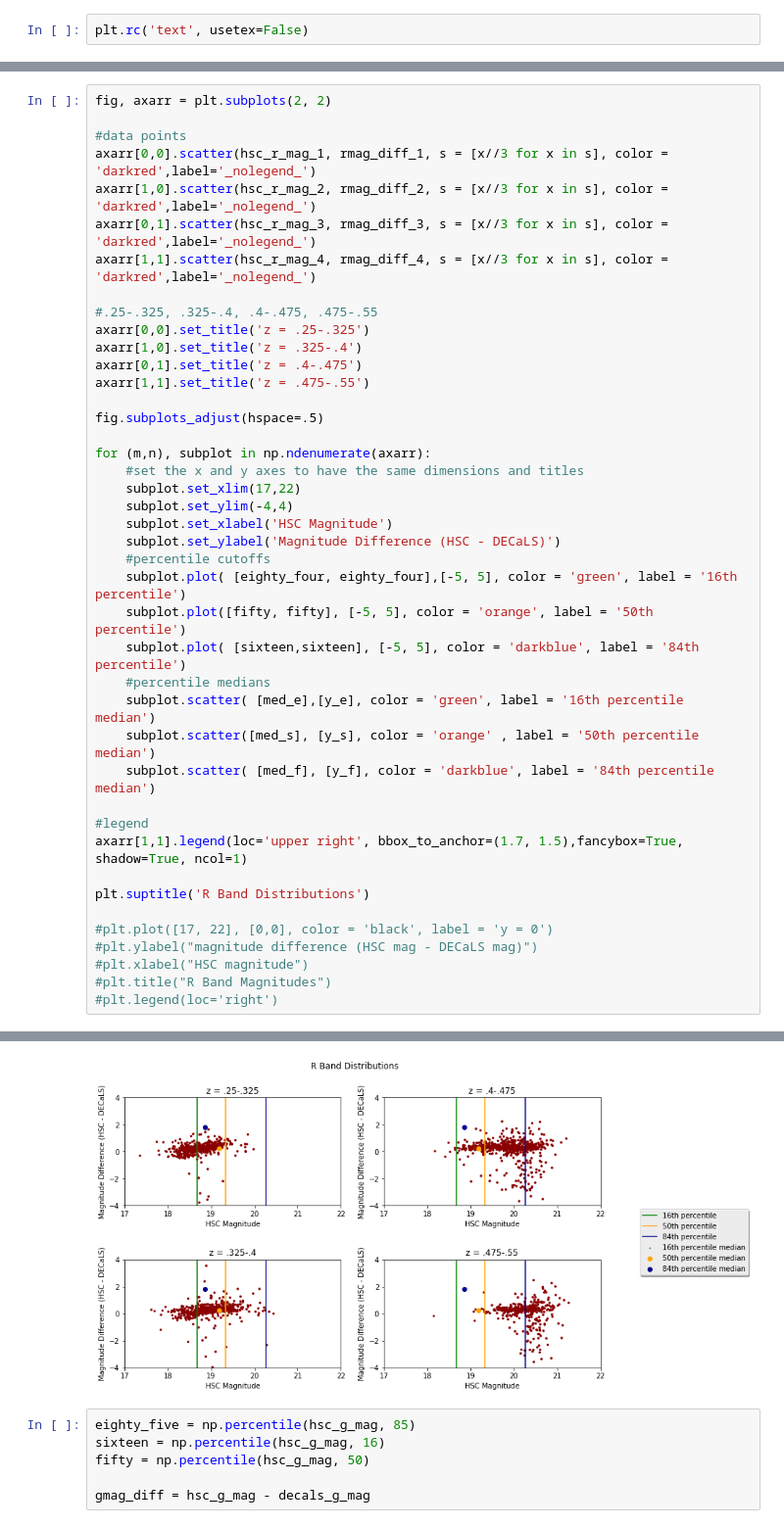
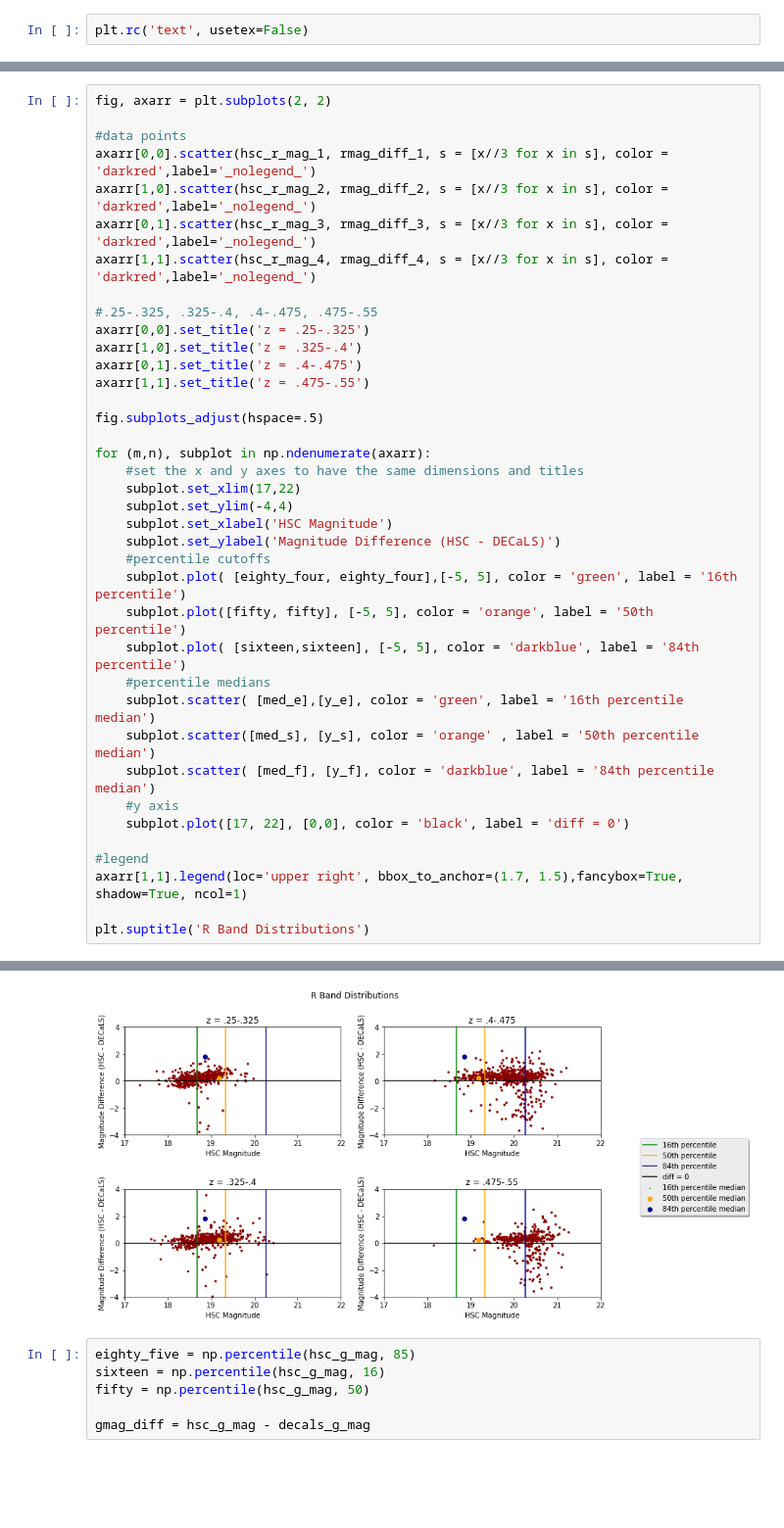
Before and after one commit to alexieleauthaud/2DMassiveGalaxies, a Jupyter notebook: catalog matching.ipynb, the cells around one changed output, grey strips where cells are left out. Shown: that part at 98% size. Drawn from its saved outputs; the diff is of its cells as text; blank space fills up the shorter version.

Commit message:
fix labels

```diff
--- a/catalog matching.ipynb
+++ b/catalog matching.ipynb
@@ -140,40 +148,36 @@ axarr[1,1].scatter(hsc_r_mag_4, rmag_diff_4, s = [x//3 for x in s], color = 'dar
 
 #.25-.325, .325-.4, .4-.475, .475-.55
 axarr[0,0].set_title('z = .25-.325')
 axarr[1,0].set_title('z = .325-.4')
 axarr[0,1].set_title('z = .4-.475')
 axarr[1,1].set_title('z = .475-.55')
 
 fig.subplots_adjust(hspace=.5)
 
 for (m,n), subplot in np.ndenumerate(axarr):
     #set the x and y axes to have the same dimensions and titles
     subplot.set_xlim(17,22)
     subplot.set_ylim(-4,4)
     subplot.set_xlabel('HSC Magnitude')
     subplot.set_ylabel('Magnitude Difference (HSC - DECaLS)')
     #percentile cutoffs
     subplot.plot( [eighty_four, eighty_four],[-5, 5], color = 'green', label = '16th percentile')
     subplot.plot([fifty, fifty], [-5, 5], color = 'orange', label = '50th percentile')
     subplot.plot( [sixteen,sixteen], [-5, 5], color = 'darkblue', label = '84th percentile')
     #percentile medians
     subplot.scatter( [med_e],[y_e], color = 'green', label = '16th percentile median')
     subplot.scatter([med_s], [y_s], color = 'orange' , label = '50th percentile median')
     subplot.scatter( [med_f], [y_f], color = 'darkblue', label = '84th percentile median')
+    #y axis
+    subplot.plot([17, 22], [0,0], color = 'black', label = 'diff = 0')
 
 #legend
 axarr[1,1].legend(loc='upper right', bbox_to_anchor=(1.7, 1.5),fancybox=True, shadow=True, ncol=1)
 
 plt.suptitle('R Band Distributions')
-
-#plt.plot([17, 22], [0,0], color = 'black', label = 'y = 0')
-#plt.ylabel("magnitude difference (HSC mag - DECaLS mag)")
-#plt.xlabel("HSC magnitude")
-#plt.title("R Band Magnitudes")
-#plt.legend(loc='right')
 # %% [output]
 <matplotlib.text.Text at 0x...>
-[figure, old version]
+[figure, new version]
 # %%
 eighty_five = np.percentile(hsc_g_mag, 85)
 sixteen = np.percentile(hsc_g_mag, 16)
```
Also changed, not shown: parts of 1 cell of this notebook.
